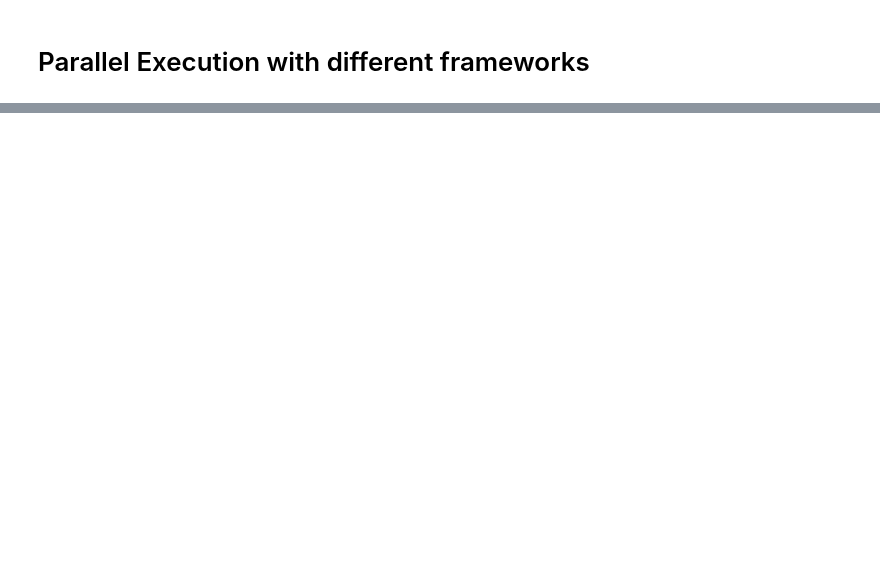
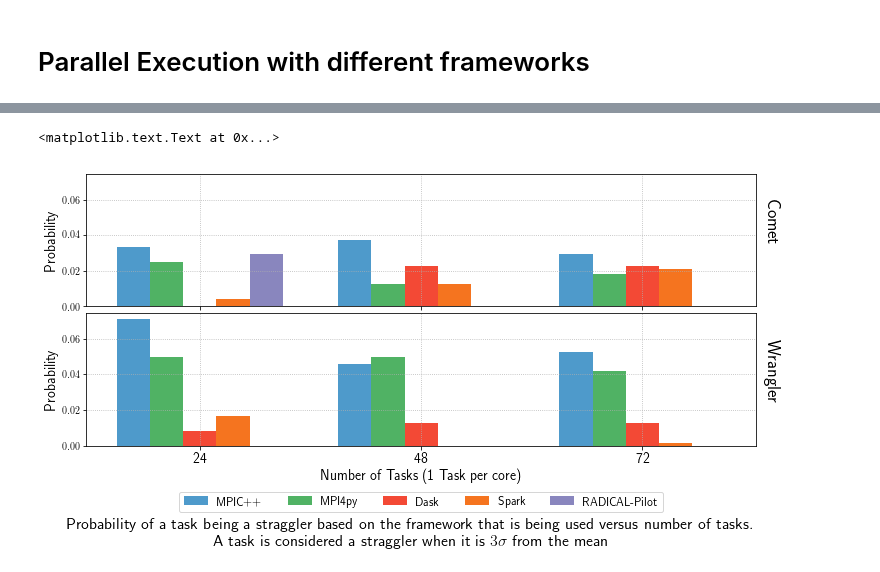
Before and after one commit to radical-experiments/midas_exps, a Jupyter notebook: RMSD-MDAnalysis/ComputeStragglersFrequencyNoIOWeakScaling.ipynb, the cells around one changed output, grey strips where cells are left out. Saved outputs shown, nothing was run; the diff lists cells and outputs as text; code cells hidden in the pictures; blank space fills up the shorter version.

```diff
--- a/RMSD-MDAnalysis/ComputeStragglersFrequencyNoIOWeakScaling.ipynb
+++ b/RMSD-MDAnalysis/ComputeStragglersFrequencyNoIOWeakScaling.ipynb
@@ -444,0 +58,6 @@ axes[2].axvline(x=((wrangler_spark3/1000.0)['Duration'].mean()+3*(wrangler_spark
+# %%
+comet_mpi4py = pd.DataFrame.from_csv('stragglers/tidy_data/WeakScaling/comet_mpi4py_NoIO.csv').drop(['Framework'],axis=1)
+comet_mpicpp = pd.DataFrame.from_csv('stragglers/tidy_data/WeakScaling/comet_mpic++_NoIO.csv').drop(['Framework'],axis=1)
+comet_dask   = pd.DataFrame.from_csv('stragglers/tidy_data/WeakScaling/comet_dask_NoIO.csv').drop(['Framework'],axis=1)
+comet_spark  = pd.DataFrame.from_csv('stragglers/tidy_data/WeakScaling/comet_spark_NoIO.csv').drop(['Framework'],axis=1)
+comet_rp     = pd.DataFrame.from_csv('stragglers/tidy_data/WeakScaling/comet_rp_NoIO.csv').drop(['Framework'],axis=1)
@@ -444,0 +111,44 @@ axes[2].axvline(x=((wrangler_spark3/1000.0)['Duration'].mean()+3*(wrangler_spark
+# %%
+mult = 3
+Cmpi4pyS = straggler_freq(comet_mpi4py,mult)
+CmpicppS = straggler_freq(comet_mpicpp,mult)
+CdaskS   = straggler_freq(comet_dask,mult)
+CsparkS  = straggler_freq(comet_spark,mult)
+CrpS     = straggler_freq(comet_rp,mult)
+
+Wmpi4pyS = straggler_freq(wrangler_mpi4py,mult)
+WmpicppS = straggler_freq(wrangler_mpicpp,mult)
+WdaskS   = straggler_freq(wrangler_dask,mult)
+WsparkS  = straggler_freq(wrangler_spark,mult)
+WrpS     =  straggler_freq(wrangler_rp,mult)
+
+fig,axes = plt.subplots(nrows=2,ncols=1, sharex=True,sharey=True,figsize=[12,5],gridspec_kw={'wspace':0.05, 'hspace':0.05})
+x = np.arange(3)
+width = 0.15
+axes[0].bar(x-2*width,CmpicppS,color=blues(150),width=width,label='MPIC++')
+axes[0].bar(x-width,Cmpi4pyS,color=greens(150),width=width,label='MPI4py')
+axes[0].bar(x+0*width,CdaskS,color=reds(150),width=width,label='Dask')
+axes[0].bar(x+1*width,CsparkS,color=oranges(150),width=width,label='Spark')
+axes[0].bar(x+2*width,CrpS,color=purples(150),width=width,label='RADICAL-Pilot')
+
+axes[1].bar(x-2*width,WmpicppS,color=blues(150),width=width,label='MPIC++')
+axes[1].bar(x-width,Wmpi4pyS,color=greens(150),width=width,label='MPI4py')
+axes[1].bar(x+0*width,WdaskS,color=reds(150),width=width,label='Dask')
+axes[1].bar(x+1*width,WsparkS,color=oranges(150),width=width,label='Spark')
+axes[1].bar(x+2*width,WrpS,color=purples(150),width=width,label='RADICAL-Pilot')
+axes[0].grid('on',which='both',linestyle=':')
+axes[1].grid('on',which='both',linestyle=':')
+axes[1].set_xlabel('Number of Tasks (1 Task per core)',fontsize=14)
+axes[1].set_xticks([0,1,2])
+axes[1].set_xticklabels(['24','48','72'],fontsize=14)
+axes[0].set_ylabel('Probability',fontsize=14)
+axes[1].set_ylabel('Probability',fontsize=14)
+axes[0].text(2.55,0.06, 'Comet',fontsize=18,bbox={'facecolor':'grey', 'alpha':0, 'pad':8},horizontalalignment='left',verticalalignment='top',rotation=270)
+axes[1].text(2.55,.06, 'Wrangler',fontsize=18,bbox={'facecolor':'grey', 'alpha':0, 'pad':8},horizontalalignment='left',verticalalignment='top',rotation=270)
+axes[1].legend(['MPIC++','MPI4py','Dask','Spark','RADICAL-Pilot'],fontsize=12,bbox_to_anchor=(0., -.5, 1,0), loc='lower center',ncol=5, borderaxespad=0.)
+fig.text(.5, -.15, 'Probability of a task being a straggler based on the framework that is being used versus number of tasks.\
+                  \nA task is considered a straggler when it is $3\sigma$ from the mean', ha='center',fontsize=16)
+#fig.savefig('straggler_prob_NoIOweak3sigma.pdf',dpi=800,bbox_inches='tight',pad_inches=0)
+# %% [output]
+<matplotlib.text.Text at 0x...>
+[figure, added]
```
Also changed, not shown: parts of 52 cells of this notebook, 5 other files.
